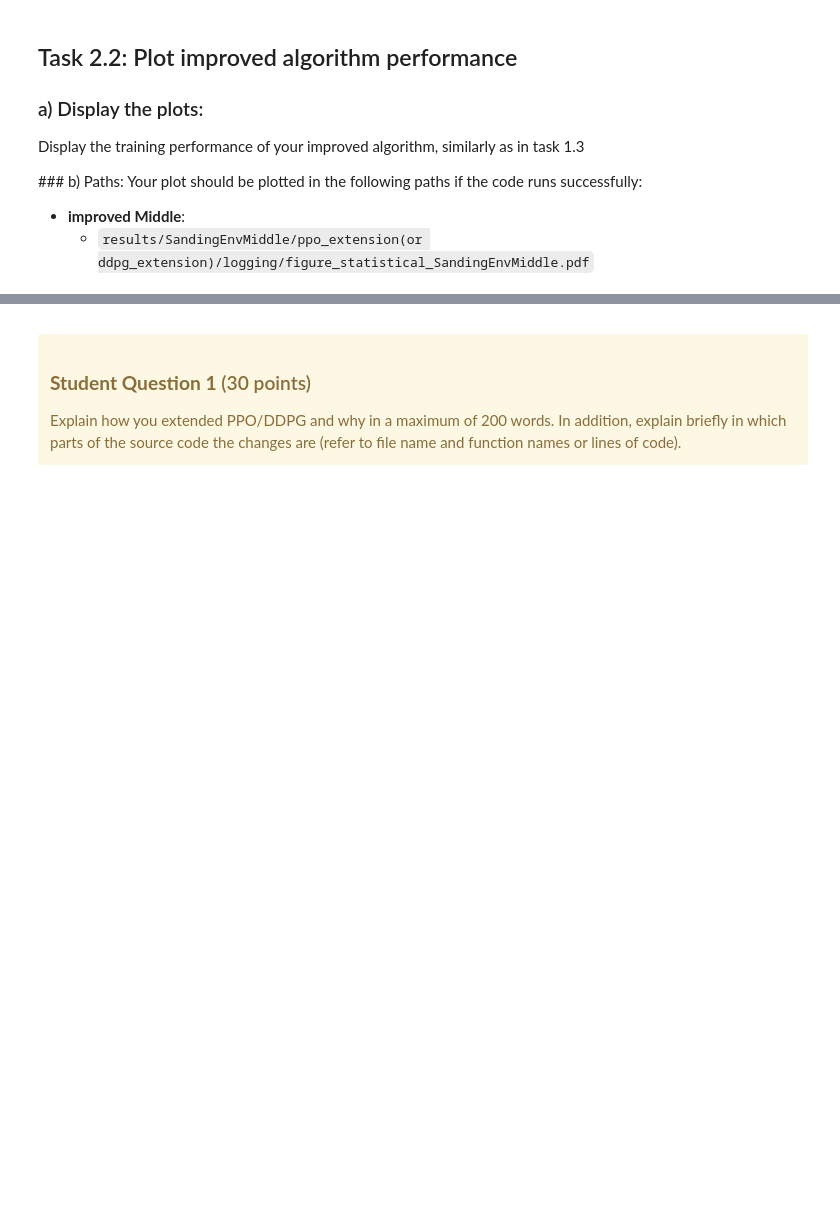
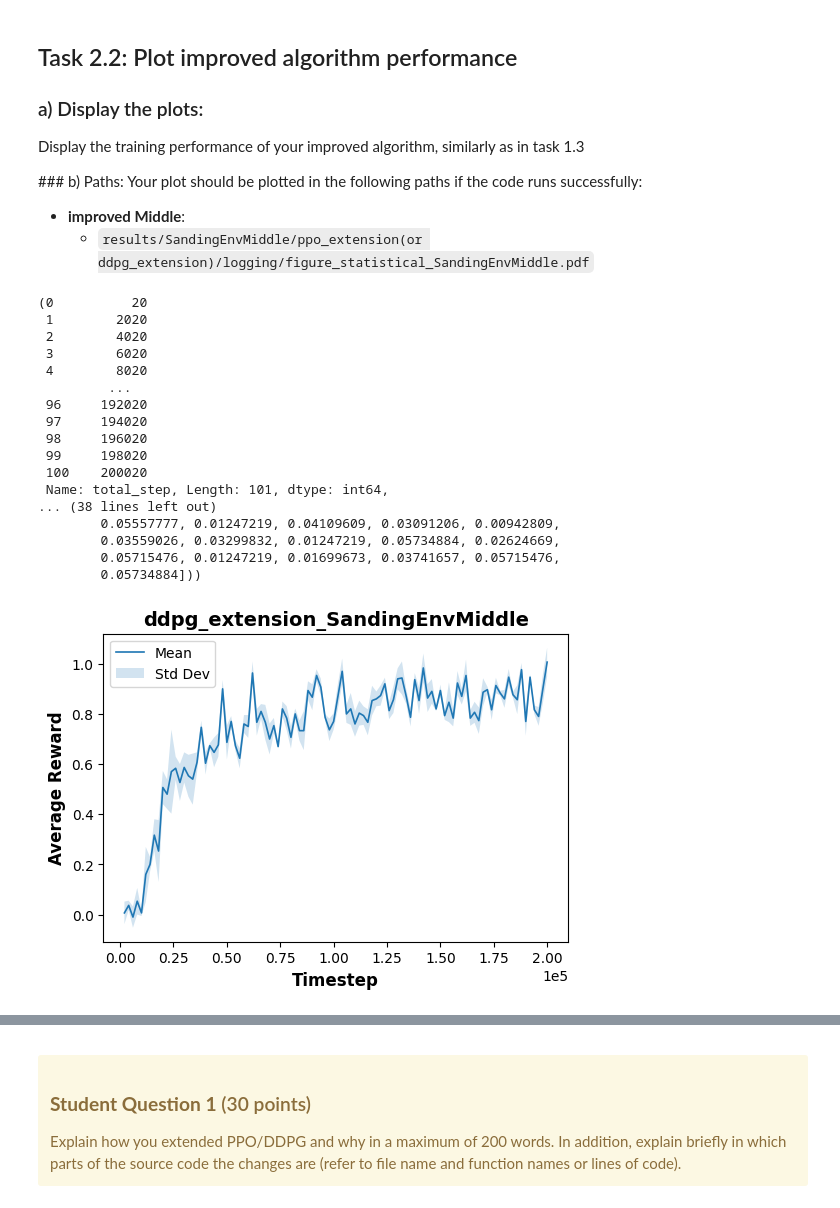
Before and after one commit to cannox227/Reinforcement-Learning-Project---Aalto-University, a Jupyter notebook: project.ipynb, the cells around one changed output, grey strips where cells are left out. Cells and saved outputs as stored; diff of their text form; code cells hidden in the pictures; blank space fills up the shorter version.

Commit message:
chore: add ddpg td3 extension

```diff
--- a/project.ipynb
+++ b/project.ipynb
@@ -1132,24 +1275,46 @@ Your plot should be plotted in the following paths if the code runs successfully
 # %%
 ## Run the following code to plot PPO or DDPG's training performances
 import warnings
 warnings.filterwarnings('ignore')
 
 # Uncomment the algorithm you chose
-implemented_algo =# 'ppo_extension' or 'ddpg_extension'
+implemented_algo ='ddpg_extension'
 environment = 'middle'
 
 # Loop over the three difficulty levels
 
 training_seeds = [0,1,2]
 
 config=setup(algo=implemented_algo, env=environment, render=False)
 
 config["seed"] = 0
 
-agent=# DDPGExtension(config) or PPOExtension(config)
+# adding policy freq update for TD3 Algorithm
+config['args'].policy_freq_update = 2
+
+agent=DDPGExtension(config)
 
 # plot the statistical training curves with specific random seeds
 cu.plot_algorithm_training(agent.logging_dir, training_seeds, agent.env_name, implemented_algo)
+# %% [output]
+(0          20
+ 1        2020
+ 2        4020
+ 3        6020
+ 4        8020
+         ...
+ 96     192020
+ 97     194020
+ 98     196020
+ 99     198020
+ 100    200020
+ Name: total_step, Length: 101, dtype: int64,
+... (38 lines left out)
+        0.05557777, 0.01247219, 0.04109609, 0.03091206, 0.00942809,
+        0.03559026, 0.03299832, 0.01247219, 0.05734884, 0.02624669,
+        0.05715476, 0.01247219, 0.01699673, 0.03741657, 0.05715476,
+        0.05734884]))
+[figure, added]
 # %% [markdown]
 ## Task 2.3: Comparison of Improved and Original Algorithm Performance
 
```
Also changed, not shown: parts of 9 cells of this notebook, 50 other files.
